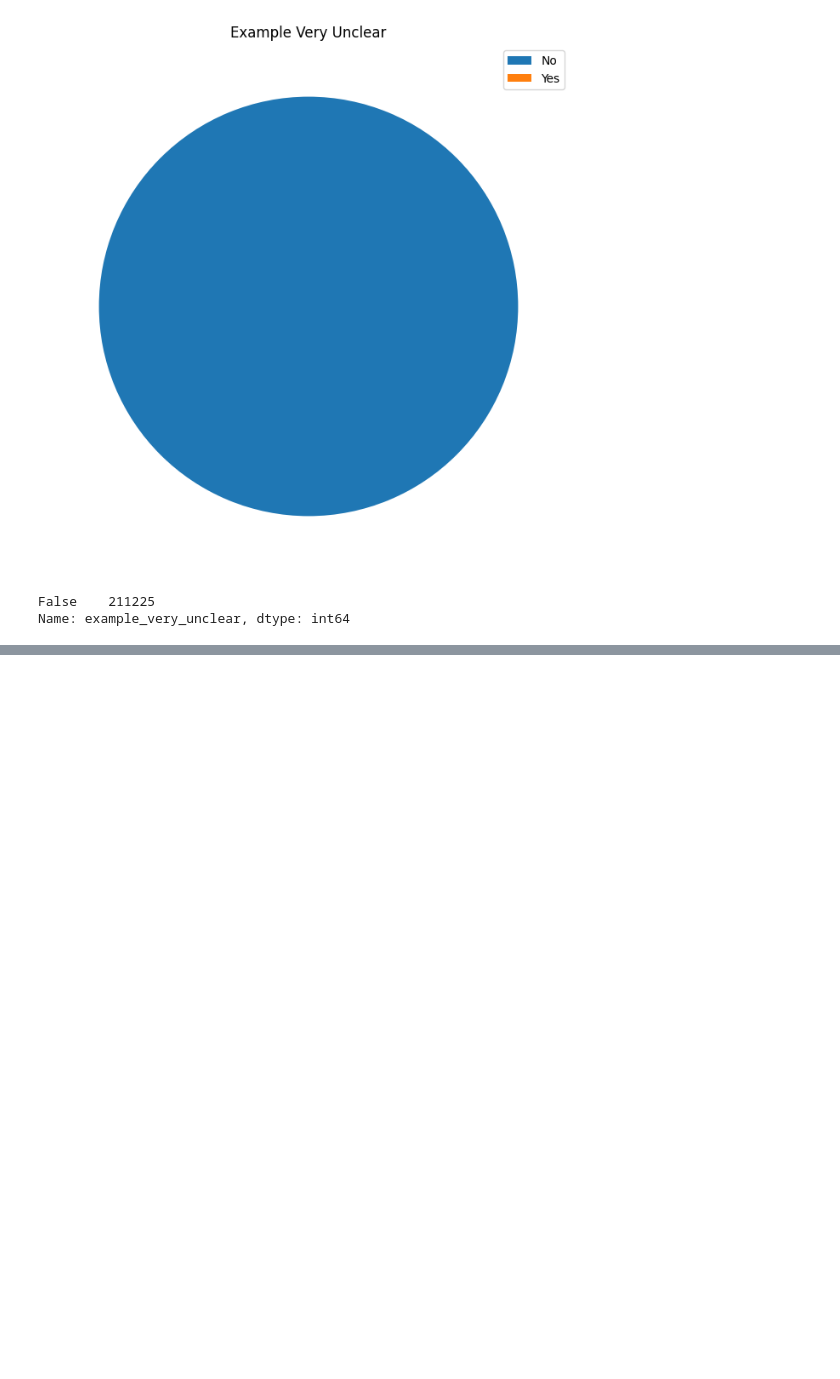
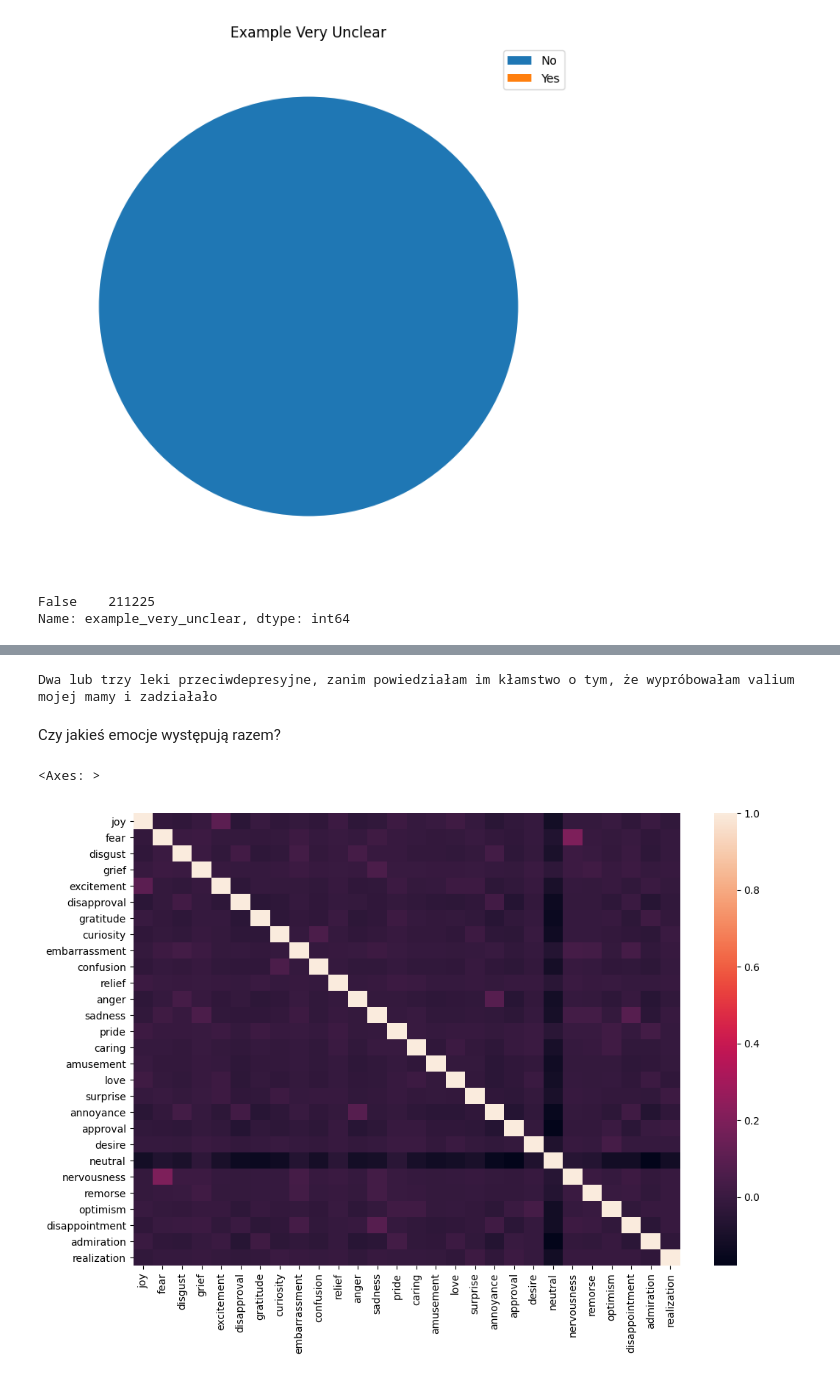
Before and after one commit to IgorCzudy/master_thesis, a Jupyter notebook: notebooks/primary_analysis.ipynb, the cells around one changed output, grey strips where cells are left out. Drawn from its saved outputs; the diff is of its cells as text; code cells hidden in the pictures; blank space fills up the shorter version.

```diff
--- a/notebooks/primary_analysis.ipynb
+++ b/notebooks/primary_analysis.ipynb
@@ -345,0 +395,15 @@ Name: example_very_unclear, dtype: int64
+# %%
+print(df[df[list(emotions)].sum(axis=1) == 12]["text_pl"].values[0])
+# %% [output]
+Dwa lub trzy leki przeciwdepresyjne, zanim powiedziałam im kłamstwo o tym, że wypróbowałam valium mojej mamy i zadziałało
+# %% [markdown]
+Czy jakieś emocje występują razem?
+# %%
+import seaborn as sns
+
+plt.figure(figsize=(12, 8))
+
+sns.heatmap(df[list(emotions)].corr())
+# %% [output]
+<Axes: >
+[figure, added]
```
Also changed, not shown: parts of 12 cells of this notebook.
